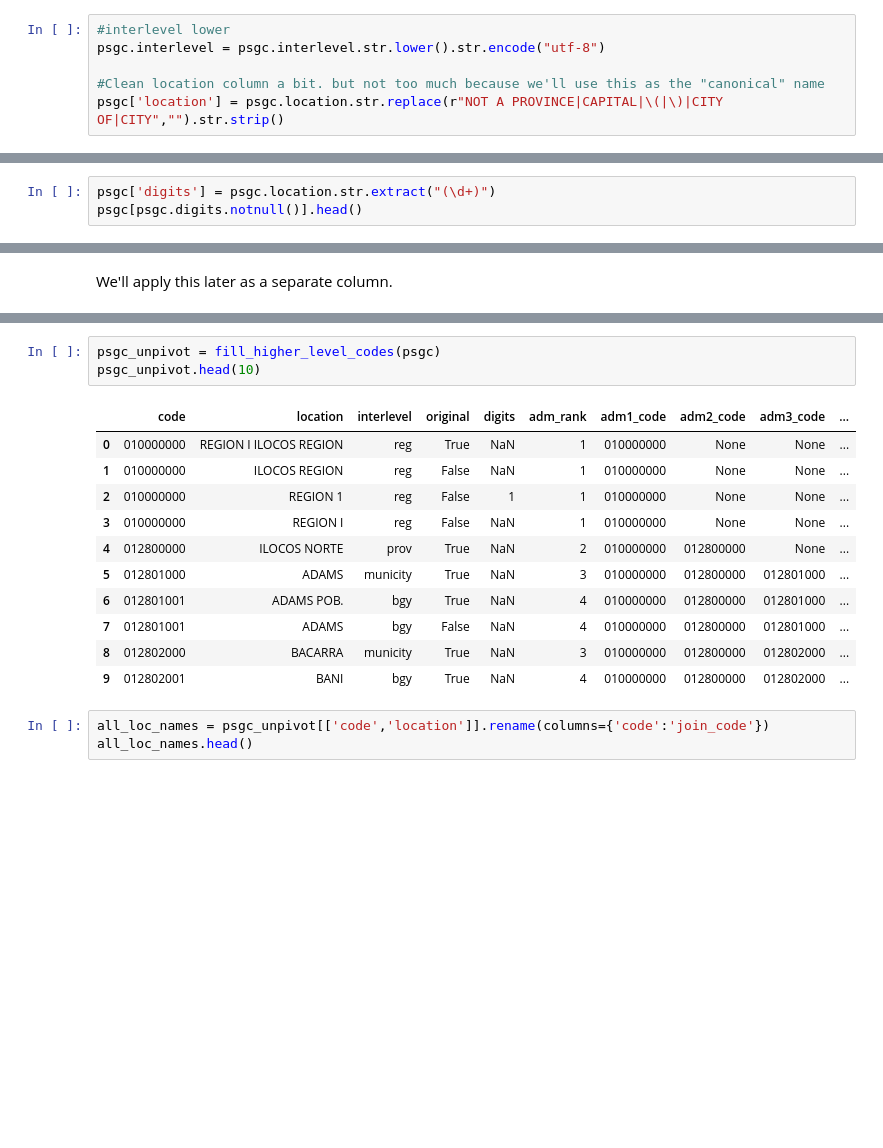
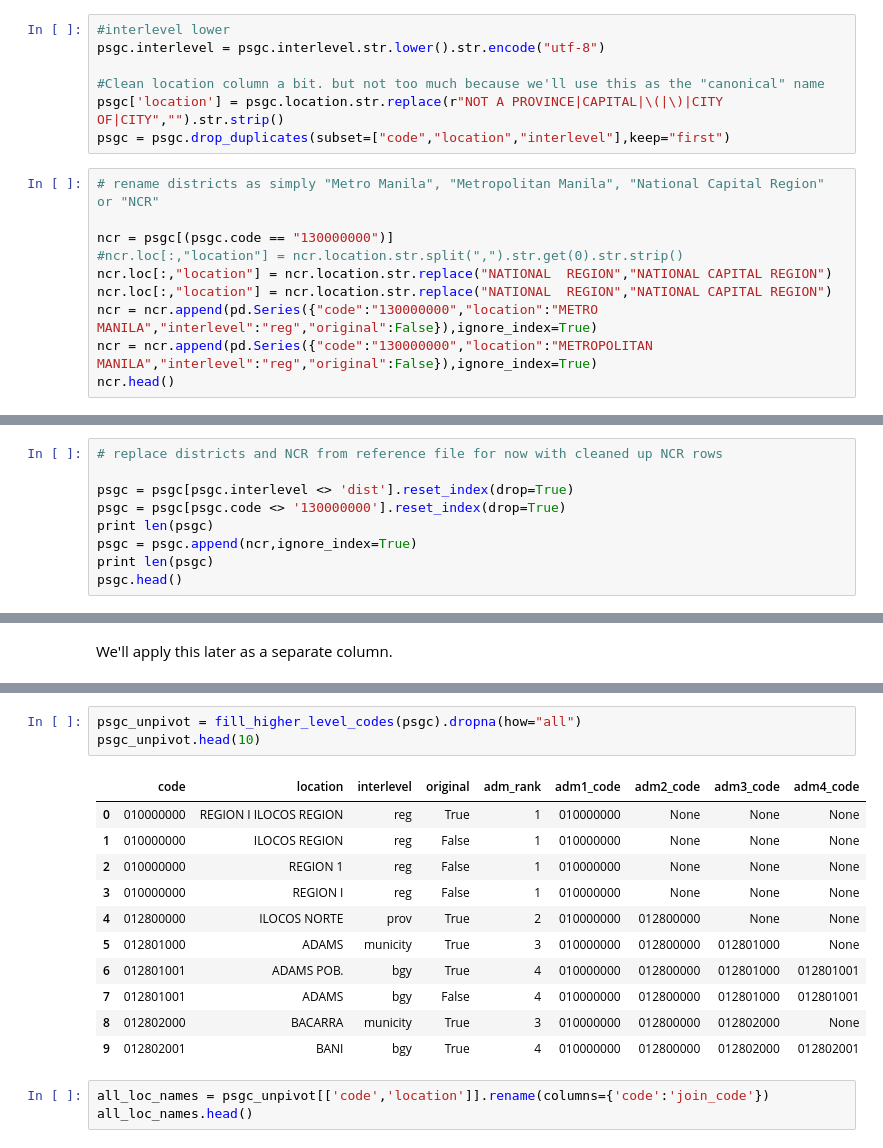
Before and after one commit to thinkingmachines/linksight-2018, a Jupyter notebook: data/Prepare PSGC Reference File.ipynb, the cells around one changed output, grey strips where cells are left out. Drawn from its saved outputs; the diff is of its cells as text; blank space fills up the shorter version.

Commit message:
improve handling of metro manila, isabela city in reference file. correct stripping of numbers from search terms (git add .)

```diff
--- a/data/Prepare PSGC Reference File.ipynb
+++ b/data/Prepare PSGC Reference File.ipynb
@@ -48,3 +48,14 @@ psgc.interlevel = psgc.interlevel.str.lower().str.encode("utf-8")
 
 #Clean location column a bit. but not too much because we'll use this as the "canonical" name
 psgc['location'] = psgc.location.str.replace(r"NOT A PROVINCE|CAPITAL|\(|\)|CITY OF|CITY","").str.strip()
+psgc = psgc.drop_duplicates(subset=["code","location","interlevel"],keep="first")
+# %%
+# rename districts as simply "Metro Manila", "Metropolitan Manila", "National Capital Region" or "NCR"
+
+ncr = psgc[(psgc.code == "130000000")]
+#ncr.loc[:,"location"] = ncr.location.str.split(",").str.get(0).str.strip()
+ncr.loc[:,"location"] = ncr.location.str.replace("NATIONAL  REGION","NATIONAL CAPITAL REGION")
+ncr.loc[:,"location"] = ncr.location.str.replace("NATIONAL  REGION","NATIONAL CAPITAL REGION")
+ncr = ncr.append(pd.Series({"code":"130000000","location":"METRO MANILA","interlevel":"reg","original":False}),ignore_index=True)
+ncr = ncr.append(pd.Series({"code":"130000000","location":"METROPOLITAN MANILA","interlevel":"reg","original":False}),ignore_index=True)
+ncr.head()
@@ -50,0 +69,9 @@ psgc['location'] = psgc.location.str.replace(r"NOT A PROVINCE|CAPITAL|\(|\)|CITY
+# %%
+# replace districts and NCR from reference file for now with cleaned up NCR rows
+
+psgc = psgc[psgc.interlevel <> 'dist'].reset_index(drop=True)
+psgc = psgc[psgc.code <> '130000000'].reset_index(drop=True)
+print len(psgc)
+psgc = psgc.append(ncr,ignore_index=True)
+print len(psgc)
+psgc.head()
@@ -111,6 +137,3 @@ psgc.head()
 | 2 | 010000000 | REGION 1 | reg | False |
 | 3 | 010000000 | REGION I | reg | False |
 | 4 | 012800000 | ILOCOS NORTE | prov | True |
-# %%
-psgc['digits'] = psgc.location.str.extract("(\d+)")
-psgc[psgc.digits.notnull()].head()
@@ -199,20 +215,20 @@ def fill_higher_level_codes(df):
 
     return df
 # %%
-psgc_unpivot = fill_higher_level_codes(psgc)
+psgc_unpivot = fill_higher_level_codes(psgc).dropna(how="all")
 psgc_unpivot.head(10)
 # %% [output]
-|  | code | location | interlevel | original | digits | adm_rank | adm1_code | adm2_code | adm3_code | ... |
-| 0 | 010000000 | REGION I ILOCOS REGION | reg | True | NaN | 1 | 010000000 | None | None | ... |
-| 1 | 010000000 | ILOCOS REGION | reg | False | NaN | 1 | 010000000 | None | None | ... |
-| 2 | 010000000 | REGION 1 | reg | False | 1 | 1 | 010000000 | None | None | ... |
-| 3 | 010000000 | REGION I | reg | False | NaN | 1 | 010000000 | None | None | ... |
-| 4 | 012800000 | ILOCOS NORTE | prov | True | NaN | 2 | 010000000 | 012800000 | None | ... |
-| 5 | 012801000 | ADAMS | municity | True | NaN | 3 | 010000000 | 012800000 | 012801000 | ... |
-| 6 | 012801001 | ADAMS POB. | bgy | True | NaN | 4 | 010000000 | 012800000 | 012801000 | ... |
-| 7 | 012801001 | ADAMS | bgy | False | NaN | 4 | 010000000 | 012800000 | 012801000 | ... |
-| 8 | 012802000 | BACARRA | municity | True | NaN | 3 | 010000000 | 012800000 | 012802000 | ... |
-| 9 | 012802001 | BANI | bgy | True | NaN | 4 | 010000000 | 012800000 | 012802000 | ... |
+|  | code | location | interlevel | original | adm_rank | adm1_code | adm2_code | adm3_code | adm4_code |
+| 0 | 010000000 | REGION I ILOCOS REGION | reg | True | 1 | 010000000 | None | None | None |
+| 1 | 010000000 | ILOCOS REGION | reg | False | 1 | 010000000 | None | None | None |
+| 2 | 010000000 | REGION 1 | reg | False | 1 | 010000000 | None | None | None |
+| 3 | 010000000 | REGION I | reg | False | 1 | 010000000 | None | None | None |
+| 4 | 012800000 | ILOCOS NORTE | prov | True | 2 | 010000000 | 012800000 | None | None |
+| 5 | 012801000 | ADAMS | municity | True | 3 | 010000000 | 012800000 | 012801000 | None |
+| 6 | 012801001 | ADAMS POB. | bgy | True | 4 | 010000000 | 012800000 | 012801000 | 012801001 |
+| 7 | 012801001 | ADAMS | bgy | False | 4 | 010000000 | 012800000 | 012801000 | 012801001 |
+| 8 | 012802000 | BACARRA | municity | True | 3 | 010000000 | 012800000 | 012802000 | None |
+| 9 | 012802001 | BANI | bgy | True | 4 | 010000000 | 012800000 | 012802000 | 012802001 |
 # %%
 all_loc_names = psgc_unpivot[['code','location']].rename(columns={'code':'join_code'})
 all_loc_names.head()
```
Also changed, not shown: parts of 33 cells of this notebook, 2 other files.
